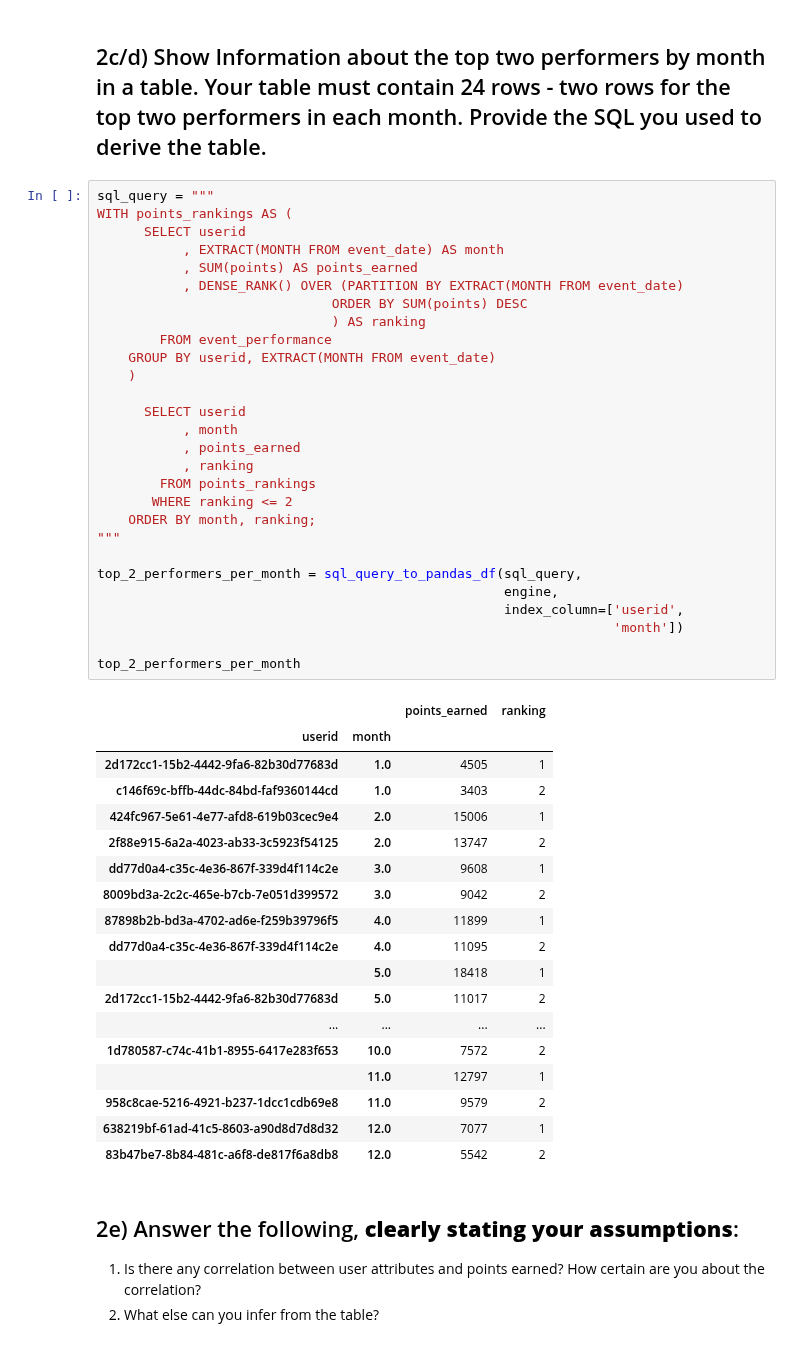
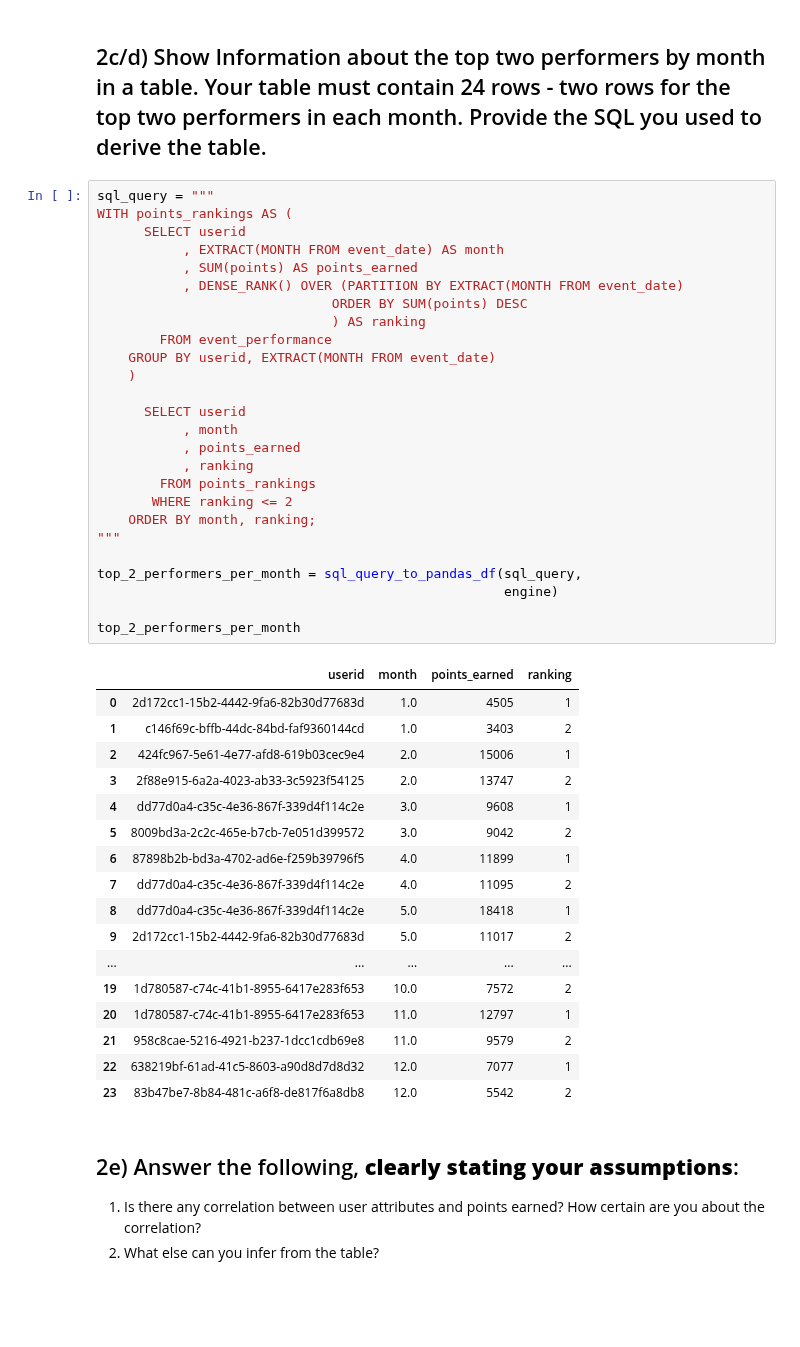
Before and after one commit to papir805/bot_battles_player_analysis, a Jupyter notebook: q2_data_analysis.ipynb, the cells around one changed output. Saved outputs shown, nothing was run; the diff lists cells and outputs as text; blank space fills up the shorter version.

```diff
--- a/q2_data_analysis.ipynb
+++ b/q2_data_analysis.ipynb
@@ -652,50 +652,47 @@ In question 2a), it was noted that one day had the worst performance with -257,4
 # %%
 sql_query = """
 WITH points_rankings AS (
 	  SELECT userid
 	       , EXTRACT(MONTH FROM event_date) AS month
 	       , SUM(points) AS points_earned
 	       , DENSE_RANK() OVER (PARTITION BY EXTRACT(MONTH FROM event_date)
 	     					  ORDER BY SUM(points) DESC
 	     					  ) AS ranking
 	    FROM event_performance
 	GROUP BY userid, EXTRACT(MONTH FROM event_date)
 	)
 
       SELECT userid
            , month
            , points_earned
            , ranking
         FROM points_rankings
        WHERE ranking <= 2
     ORDER BY month, ranking;
 """
 
 top_2_performers_per_month = sql_query_to_pandas_df(sql_query,
-                                                    engine,
-                                                    index_column=['userid',
-                                                                  'month'])
+                                                    engine)
 
 top_2_performers_per_month
 # %% [output]
-|  |  | points_earned | ranking |
-| userid | month |  |  |
-| 2d172cc1-15b2-4442-9fa6-82b30d77683d | 1.0 | 4505 | 1 |
-| c146f69c-bffb-44dc-84bd-faf9360144cd | 1.0 | 3403 | 2 |
-| 424fc967-5e61-4e77-afd8-619b03cec9e4 | 2.0 | 15006 | 1 |
-| 2f88e915-6a2a-4023-ab33-3c5923f54125 | 2.0 | 13747 | 2 |
-| dd77d0a4-c35c-4e36-867f-339d4f114c2e | 3.0 | 9608 | 1 |
-| 8009bd3a-2c2c-465e-b7cb-7e051d399572 | 3.0 | 9042 | 2 |
-| 87898b2b-bd3a-4702-ad6e-f259b39796f5 | 4.0 | 11899 | 1 |
-| dd77d0a4-c35c-4e36-867f-339d4f114c2e | 4.0 | 11095 | 2 |
-|  | 5.0 | 18418 | 1 |
-| 2d172cc1-15b2-4442-9fa6-82b30d77683d | 5.0 | 11017 | 2 |
-| ... | ... | ... | ... |
-| 1d780587-c74c-41b1-8955-6417e283f653 | 10.0 | 7572 | 2 |
-|  | 11.0 | 12797 | 1 |
-| 958c8cae-5216-4921-b237-1dcc1cdb69e8 | 11.0 | 9579 | 2 |
-| 638219bf-61ad-41c5-8603-a90d8d7d8d32 | 12.0 | 7077 | 1 |
-| 83b47be7-8b84-481c-a6f8-de817f6a8db8 | 12.0 | 5542 | 2 |
+|  | userid | month | points_earned | ranking |
+| 0 | 2d172cc1-15b2-4442-9fa6-82b30d77683d | 1.0 | 4505 | 1 |
+| 1 | c146f69c-bffb-44dc-84bd-faf9360144cd | 1.0 | 3403 | 2 |
+| 2 | 424fc967-5e61-4e77-afd8-619b03cec9e4 | 2.0 | 15006 | 1 |
+| 3 | 2f88e915-6a2a-4023-ab33-3c5923f54125 | 2.0 | 13747 | 2 |
+| 4 | dd77d0a4-c35c-4e36-867f-339d4f114c2e | 3.0 | 9608 | 1 |
+| 5 | 8009bd3a-2c2c-465e-b7cb-7e051d399572 | 3.0 | 9042 | 2 |
+| 6 | 87898b2b-bd3a-4702-ad6e-f259b39796f5 | 4.0 | 11899 | 1 |
+| 7 | dd77d0a4-c35c-4e36-867f-339d4f114c2e | 4.0 | 11095 | 2 |
+| 8 | dd77d0a4-c35c-4e36-867f-339d4f114c2e | 5.0 | 18418 | 1 |
+| 9 | 2d172cc1-15b2-4442-9fa6-82b30d77683d | 5.0 | 11017 | 2 |
+| ... | ... | ... | ... | ... |
+| 19 | 1d780587-c74c-41b1-8955-6417e283f653 | 10.0 | 7572 | 2 |
+| 20 | 1d780587-c74c-41b1-8955-6417e283f653 | 11.0 | 12797 | 1 |
+| 21 | 958c8cae-5216-4921-b237-1dcc1cdb69e8 | 11.0 | 9579 | 2 |
+| 22 | 638219bf-61ad-41c5-8603-a90d8d7d8d32 | 12.0 | 7077 | 1 |
+| 23 | 83b47be7-8b84-481c-a6f8-de817f6a8db8 | 12.0 | 5542 | 2 |
 # %% [markdown]
 ## 2e) Answer the following, **clearly stating your assumptions**:
 1.  Is there any correlation between user attributes and points earned?  How certain are you about the correlation?
```
